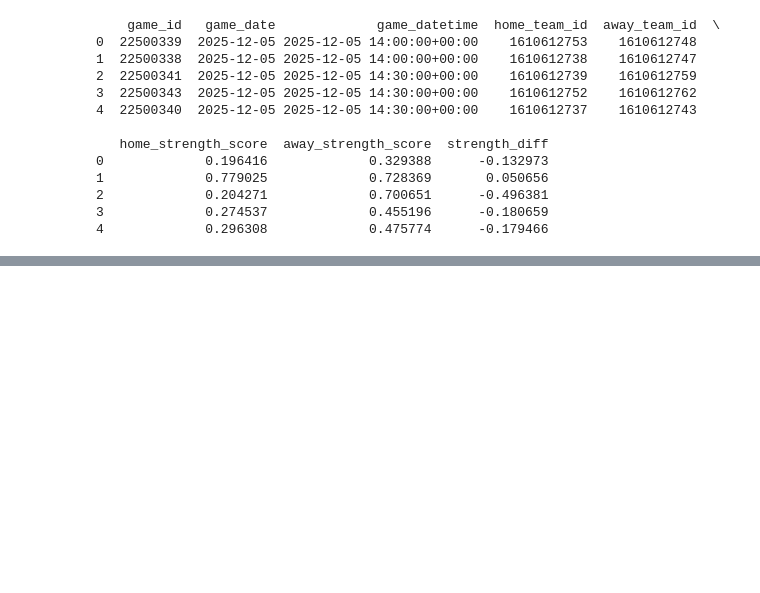
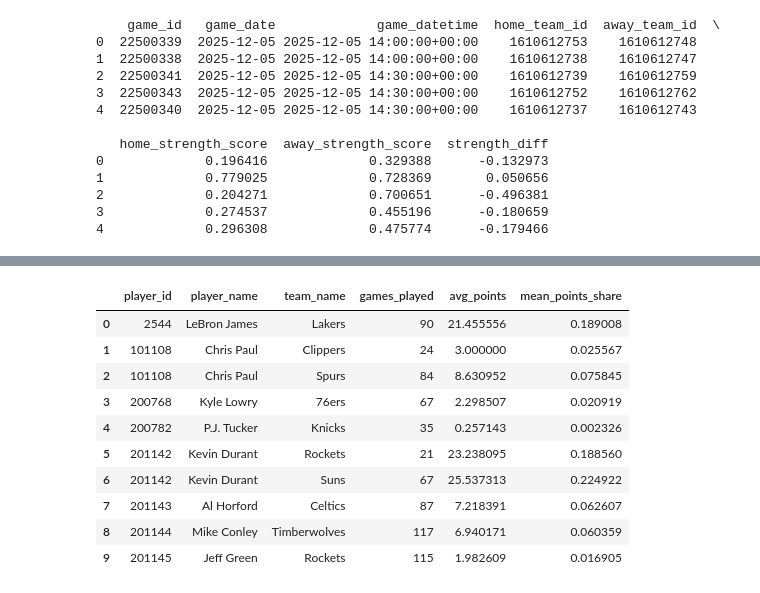
Before and after one commit to wjdorsey/qepc_project, a Jupyter notebook: notebooks/maintenance/tester.ipynb, the cells around one changed output, grey strips where cells are left out. Drawn from its saved outputs; the diff is of its cells as text; code cells hidden in the pictures; blank space fills up the shorter version.

```diff
--- a/notebooks/maintenance/tester.ipynb
+++ b/notebooks/maintenance/tester.ipynb
@@ -38,0 +72,25 @@ print(matchups[[
+# %%
+from qepc.nba.player_usage_eoin import build_player_usage_from_eoin
+
+player_usage = build_player_usage_from_eoin(min_games=20)
+
+player_usage[[
+    "player_id",
+    "player_name",
+    "team_name",
+    "games_played",
+    "avg_points",
+    "mean_points_share",
+]].head(10)
+# %% [output]
+|  | player_id | player_name | team_name | games_played | avg_points | mean_points_share |
+| 0 | 2544 | LeBron James | Lakers | 90 | 21.455556 | 0.189008 |
+| 1 | 101108 | Chris Paul | Clippers | 24 | 3.000000 | 0.025567 |
+| 2 | 101108 | Chris Paul | Spurs | 84 | 8.630952 | 0.075845 |
+| 3 | 200768 | Kyle Lowry | 76ers | 67 | 2.298507 | 0.020919 |
+| 4 | 200782 | P.J. Tucker | Knicks | 35 | 0.257143 | 0.002326 |
+| 5 | 201142 | Kevin Durant | Rockets | 21 | 23.238095 | 0.188560 |
+| 6 | 201142 | Kevin Durant | Suns | 67 | 25.537313 | 0.224922 |
+| 7 | 201143 | Al Horford | Celtics | 87 | 7.218391 | 0.062607 |
+| 8 | 201144 | Mike Conley | Timberwolves | 117 | 6.940171 | 0.060359 |
+| 9 | 201145 | Jeff Green | Rockets | 115 | 1.982609 | 0.016905 |
```
Also changed, not shown: parts of 7 cells of this notebook, 5 other files.
